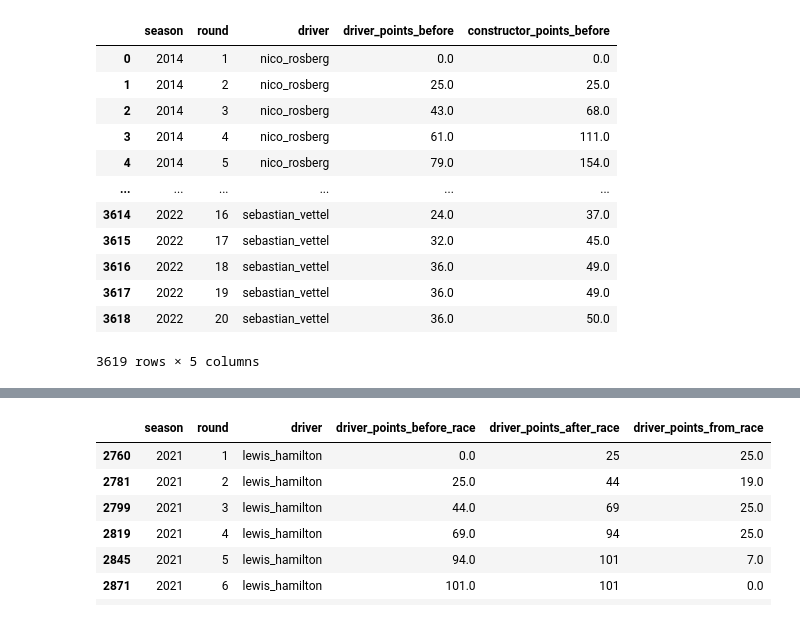
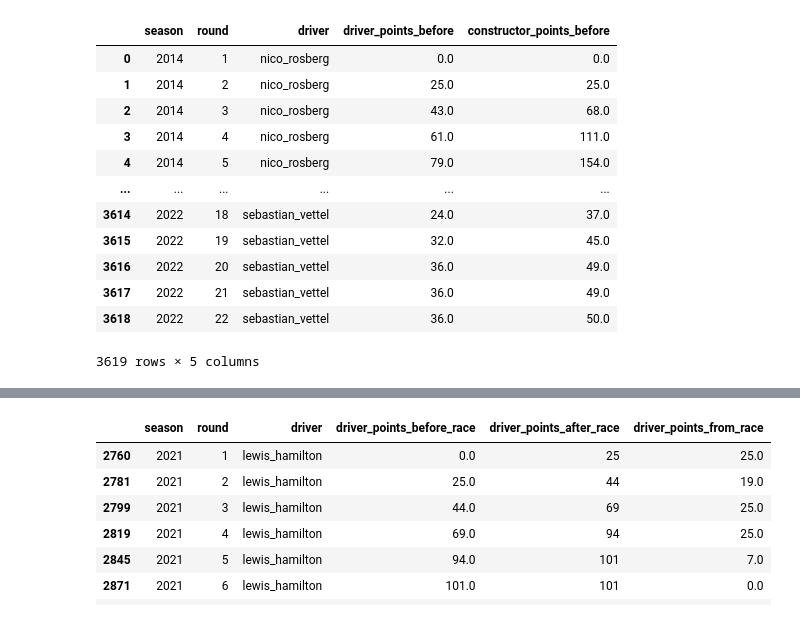
Before and after one commit to ollyjc99/f1-analytics, a Jupyter notebook: data processing/data-processing.ipynb, the cells around one changed output, grey strips where cells are left out. Saved outputs shown, nothing was run; the diff lists cells and outputs as text; code cells hidden in the pictures.

Commit message:
more points processing

```diff
--- a/data processing/data-processing.ipynb
+++ b/data processing/data-processing.ipynb
@@ -30,35 +30,36 @@ points_before = {
 # %%
 grouped = df.groupby(['season'])
 
 for season, group in grouped:
     drivers = group.driver.unique()
     for driver in drivers:
         q = group.query('driver ==@driver')
         for index in list(range(len(q))):
             points_before['season'].append(season)
-            points_before['round'].append(index+1)
+            points_before['round'].append(q.iloc[index]['round'])
             points_before['driver'].append(driver)
+            n = q.iloc[index-1]
             if index != 0:
-                points_before['driver_points_before'].append(q.iloc[index-1].driver_points_after)
-                points_before['constructor_points_before'].append(q.iloc[index-1].constructor_points_after)
+                points_before['driver_points_before'].append(n.driver_points_after)
+                points_before['constructor_points_before'].append(n.constructor_points_after)
             else:
                 points_before['driver_points_before'].append(0.0)
                 points_before['constructor_points_before'].append(0.0)
 
 
 points_before = pd.DataFrame(points_before)
 points_before
 # %% [output]
 |  | season | round | driver | driver_points_before | constructor_points_before |
 | 0 | 2014 | 1 | nico_rosberg | 0.0 | 0.0 |
 | 1 | 2014 | 2 | nico_rosberg | 25.0 | 25.0 |
 | 2 | 2014 | 3 | nico_rosberg | 43.0 | 68.0 |
 | 3 | 2014 | 4 | nico_rosberg | 61.0 | 111.0 |
 | 4 | 2014 | 5 | nico_rosberg | 79.0 | 154.0 |
 | ... | ... | ... | ... | ... | ... |
-| 3614 | 2022 | 16 | sebastian_vettel | 24.0 | 37.0 |
-| 3615 | 2022 | 17 | sebastian_vettel | 32.0 | 45.0 |
-| 3616 | 2022 | 18 | sebastian_vettel | 36.0 | 49.0 |
-| 3617 | 2022 | 19 | sebastian_vettel | 36.0 | 49.0 |
-| 3618 | 2022 | 20 | sebastian_vettel | 36.0 | 50.0 |
+| 3614 | 2022 | 18 | sebastian_vettel | 24.0 | 37.0 |
+| 3615 | 2022 | 19 | sebastian_vettel | 32.0 | 45.0 |
+| 3616 | 2022 | 20 | sebastian_vettel | 36.0 | 49.0 |
+| 3617 | 2022 | 21 | sebastian_vettel | 36.0 | 49.0 |
+| 3618 | 2022 | 22 | sebastian_vettel | 36.0 | 50.0 |
 3619 rows × 5 columns
```
Also changed, not shown: parts of 8 cells of this notebook.
